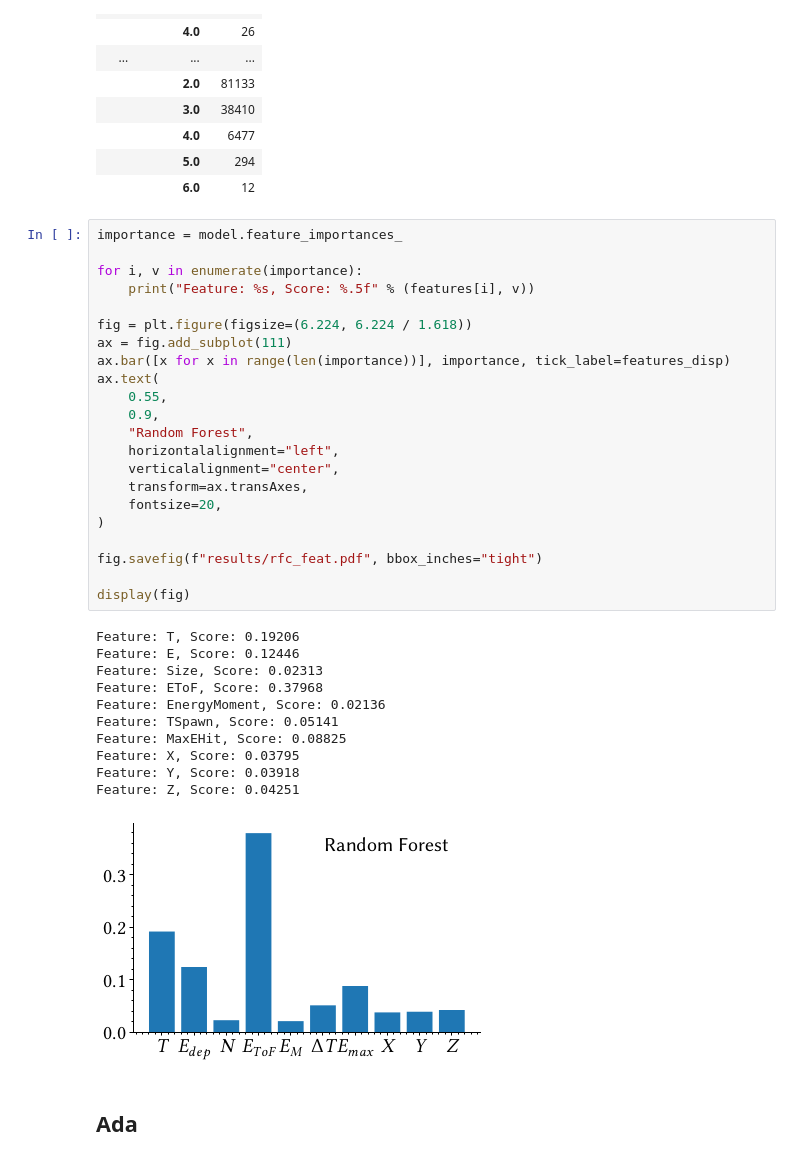
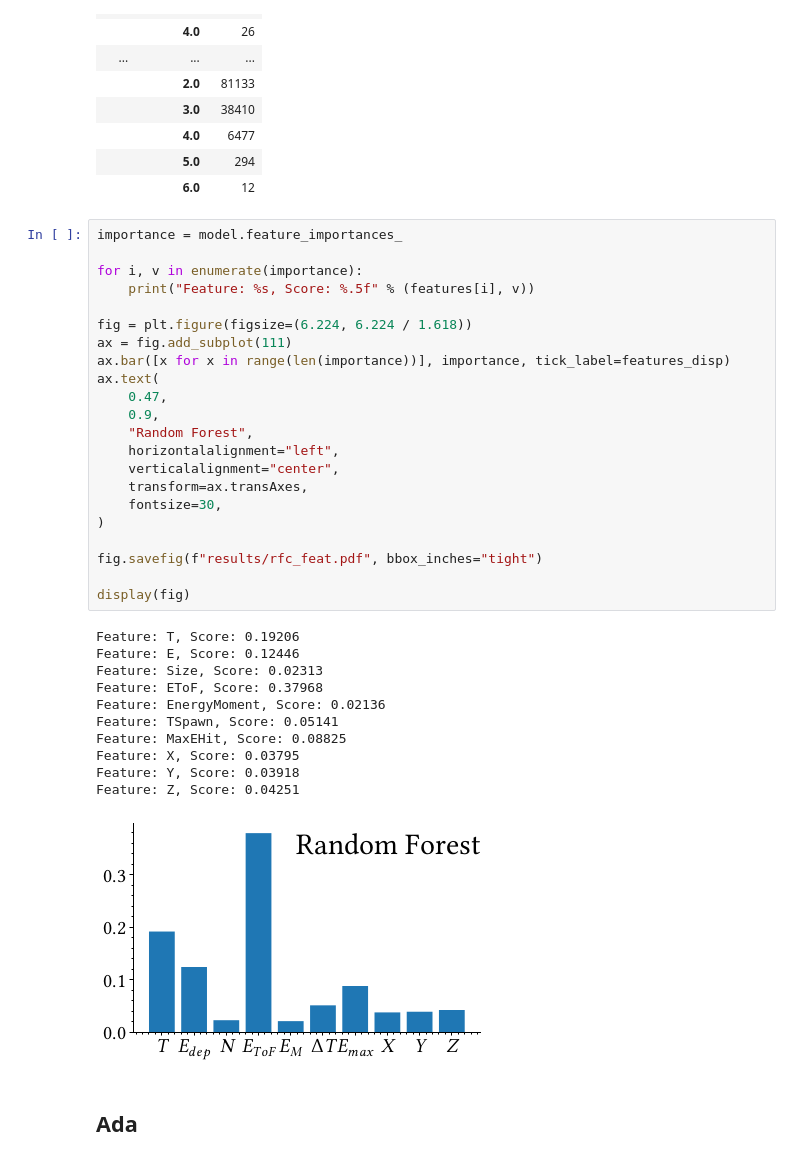
Before and after one commit to janmayer/NeuLAND-reconstruction-ml, a Jupyter notebook: clusterfeature/07-feature-influence.ipynb, the cells around one changed output. Saved outputs shown, nothing was run; the diff lists cells and outputs as text.

```diff
--- a/clusterfeature/07-feature-influence.ipynb
+++ b/clusterfeature/07-feature-influence.ipynb
@@ -223,36 +223,36 @@ display(mult)
 importance = model.feature_importances_
 
 for i, v in enumerate(importance):
     print("Feature: %s, Score: %.5f" % (features[i], v))
 
 fig = plt.figure(figsize=(6.224, 6.224 / 1.618))
 ax = fig.add_subplot(111)
 ax.bar([x for x in range(len(importance))], importance, tick_label=features_disp)
 ax.text(
-    0.55,
+    0.47,
     0.9,
     "Random Forest",
     horizontalalignment="left",
     verticalalignment="center",
     transform=ax.transAxes,
-    fontsize=20,
+    fontsize=30,
 )
 
 fig.savefig(f"results/rfc_feat.pdf", bbox_inches="tight")
 
 display(fig)
 # %% [output]
 Feature: T, Score: 0.19206
 Feature: E, Score: 0.12446
 Feature: Size, Score: 0.02313
 Feature: EToF, Score: 0.37968
 Feature: EnergyMoment, Score: 0.02136
 Feature: TSpawn, Score: 0.05141
 Feature: MaxEHit, Score: 0.08825
 Feature: X, Score: 0.03795
 Feature: Y, Score: 0.03918
 Feature: Z, Score: 0.04251
-[figure, old version]
+[figure, new version]
 # %% [markdown]
 ## Ada
 # %%
```
Also changed, not shown: parts of 4 cells of this notebook, 13 other files.
